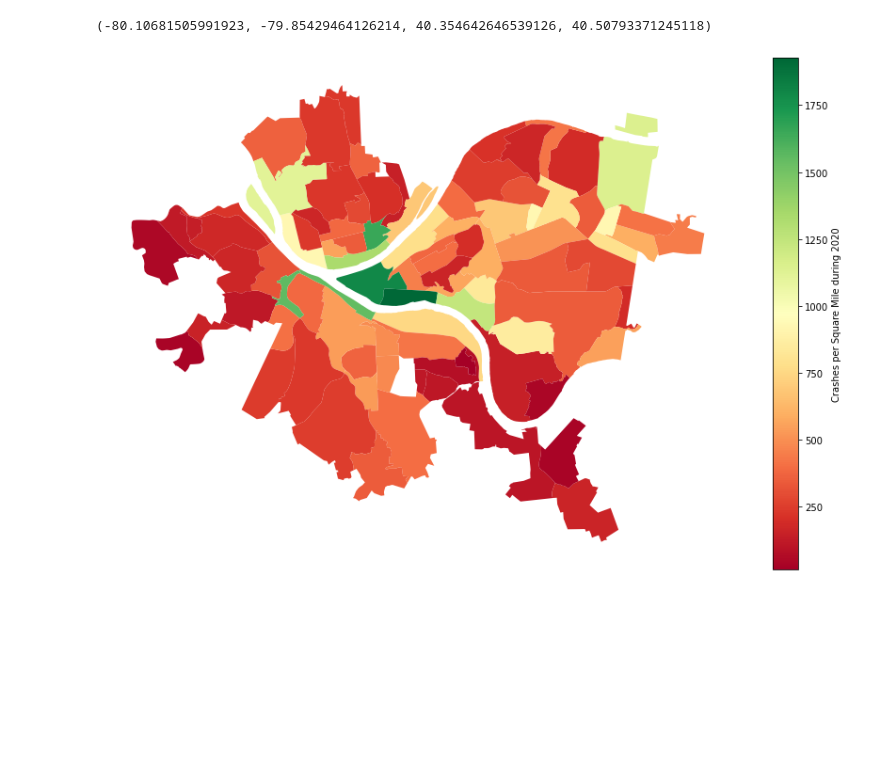
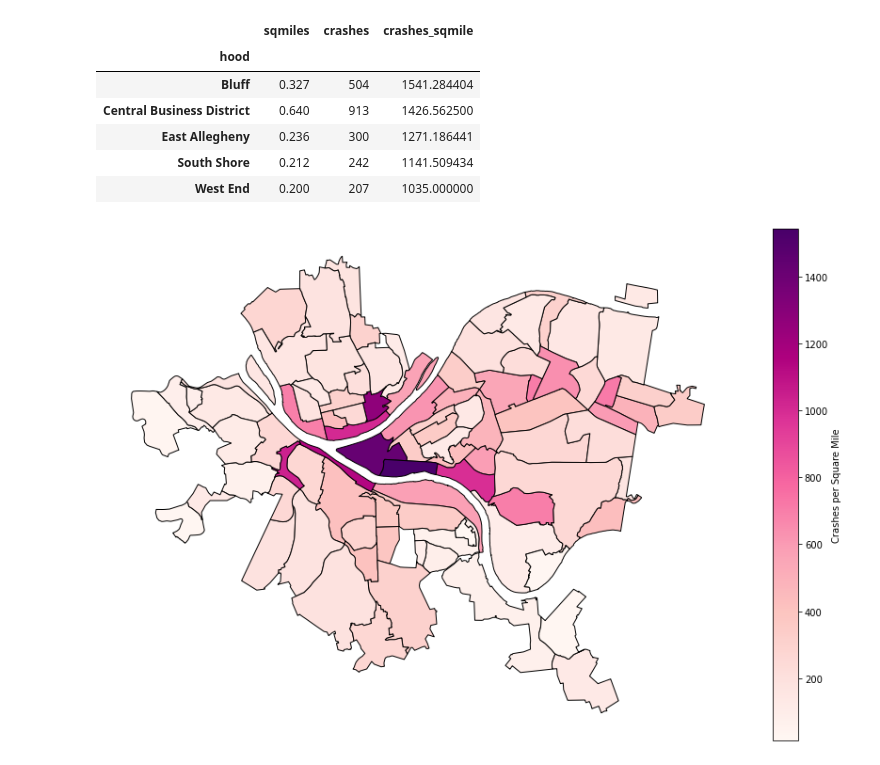
Before and after one commit to dmiller3445/Group-70, a Jupyter notebook: Final.ipynb, the cells around one changed output. Saved outputs shown, nothing was run; the diff lists cells and outputs as text; code cells hidden in the pictures; blank space fills up the shorter version.

```diff
--- a/Final.ipynb
+++ b/Final.ipynb
@@ -144,14 +86,35 @@ plt.axis("off")
-# %%
-#Crashes Plot
-neighborhood_gdf.plot(column='crash_sqmile',
-                      cmap="RdYlGn",
-                      legend=True,
-                      legend_kwds={'label':'Crashes per Square Mile during 2020'},
-                      figsize=(15,10))
-plt.axis('off')
-# %% [output]
-(-80.10681505991923, -79.85429464126214, 40.354642646539126, 40.50793371245118)
-[figure, removed]
+# %%
+#Adds columns 'crashes' and 'crashes_sqmile' to neighborhood_gdf
+crash_count = pd.Series(index=neighborhood_gdf.index, data=0, dtype=int)
+for i in neighborhood_gdf.index:
+    bool_crashes = crashes_gdf.within(neighborhood_gdf.loc[i].geometry)
+    try:
+        crash_count[i] = bool_crashes.value_counts().loc[True]
+    except KeyError:
+        continue
+try:
+    neighborhood_gdf.insert(1, "crashes", crash_count)
+except ValueError:
+    neighborhood_gdf['crashes'] = crash_count
+neighborhood_gdf = neighborhood_gdf.assign(crashes_sqmile = lambda x: x['crashes'] / x['sqmiles'])
+
+neighborhood_gdf.plot(column='crashes_sqmile',
+                      cmap="RdPu",
+                      edgecolor="black",
+                      legend=True,
+                      legend_kwds={'label':'Crashes per Square Mile'},
+                      figsize=(15,10))
+plt.axis('off')
+neighborhood_gdf.sort_values('crashes_sqmile', ascending=False)[['sqmiles','crashes','crashes_sqmile']].head(5)
+# %% [output]
+|  | sqmiles | crashes | crashes_sqmile |
+| hood |  |  |  |
+| Bluff | 0.327 | 504 | 1541.284404 |
+| Central Business District | 0.640 | 913 | 1426.562500 |
+| East Allegheny | 0.236 | 300 | 1271.186441 |
+| South Shore | 0.212 | 242 | 1141.509434 |
+| West End | 0.200 | 207 | 1035.000000 |
+[figure, added]
 # %%
 max_series = neighborhood_gdf[['arrests_sqmile','fires_sqmile','crashes_sqmile']].max()
 neighborhood_gdf = neighborhood_gdf.assign(arrests_1 = lambda x: x['arrests_sqmile'] / max_series['arrests_sqmile'])
```
Also changed, not shown: parts of 13 cells of this notebook, 1 other file.
